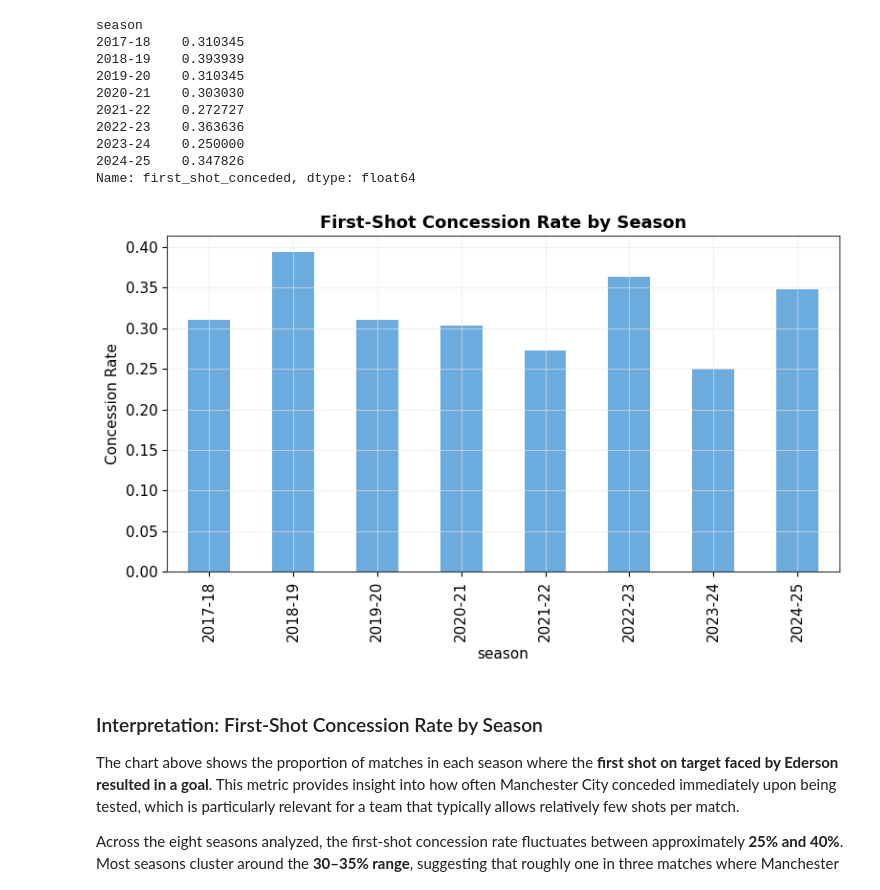
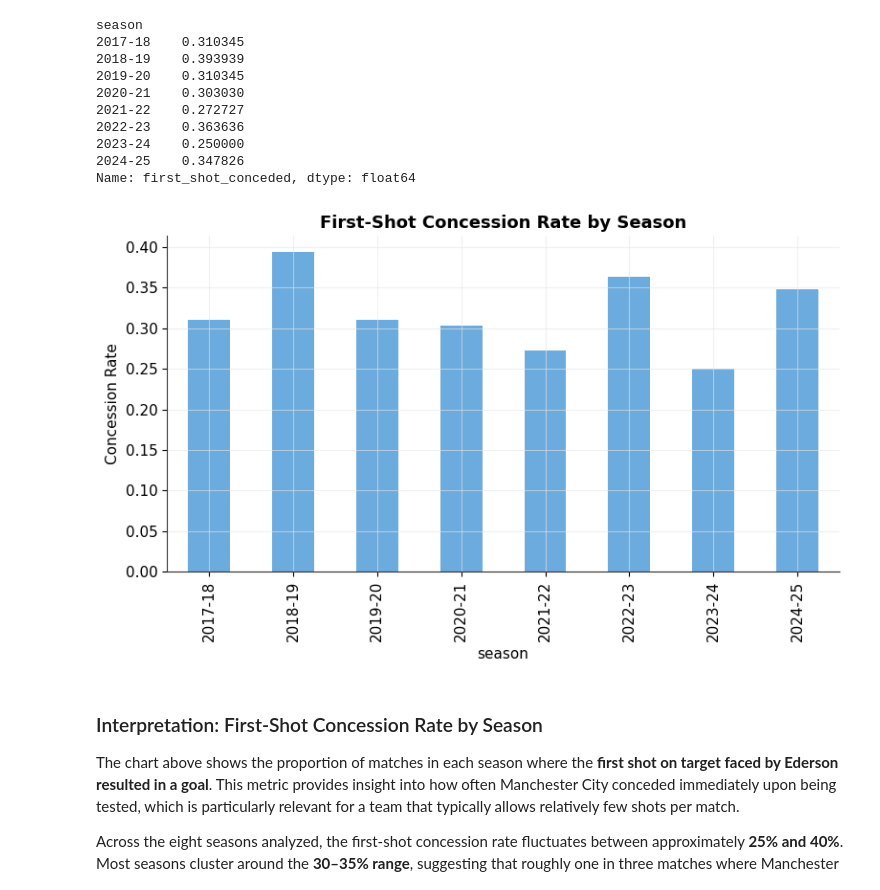
Before and after one commit to danielbkuti/Soccer_Analysis, a Jupyter notebook: notebooks/ederson-eda.ipynb, the cells around one changed output. Saved outputs shown, nothing was run; the diff lists cells and outputs as text; code cells hidden in the pictures.

```diff
--- a/notebooks/ederson-eda.ipynb
+++ b/notebooks/ederson-eda.ipynb
@@ -1258,30 +1250,30 @@ Name: first_shot_conceded, dtype: float64
 # %%
 plt.figure(figsize=(8,5))
 
 season_rates.plot(
     kind='bar',
     color=CITY_BLUE
 )
 
 plt.title(
     "First-Shot Concession Rate by Season",
     fontsize=13,
     weight="bold"
 )
 
 plt.ylabel("Concession Rate")
 
 plt.tight_layout()
-
+sns.despine()
 plt.savefig(
     "../outputs/figures/concession_rate_by_season.png",
     dpi=300,
     bbox_inches="tight"
 )
 
 plt.show()
 # %% [output]
-[figure, old version]
+[figure, new version]
 # %% [markdown]
 ### Interpretation: First-Shot Concession Rate by Season
 
```
Also changed, not shown: parts of 25 cells of this notebook, 6 other files.
